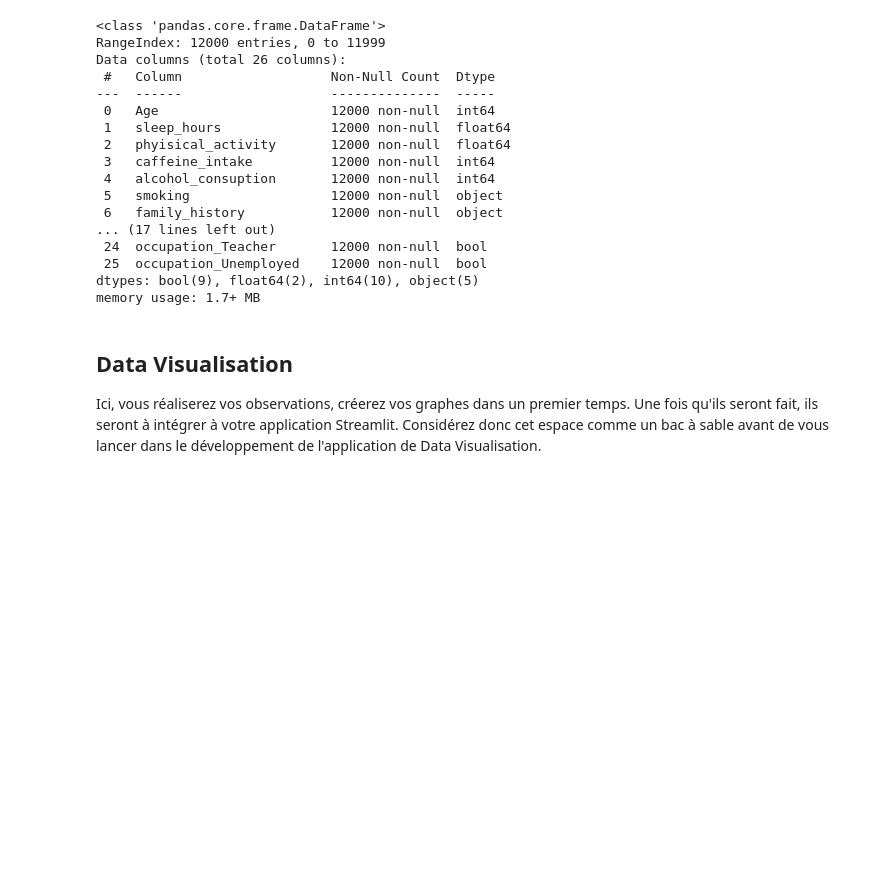
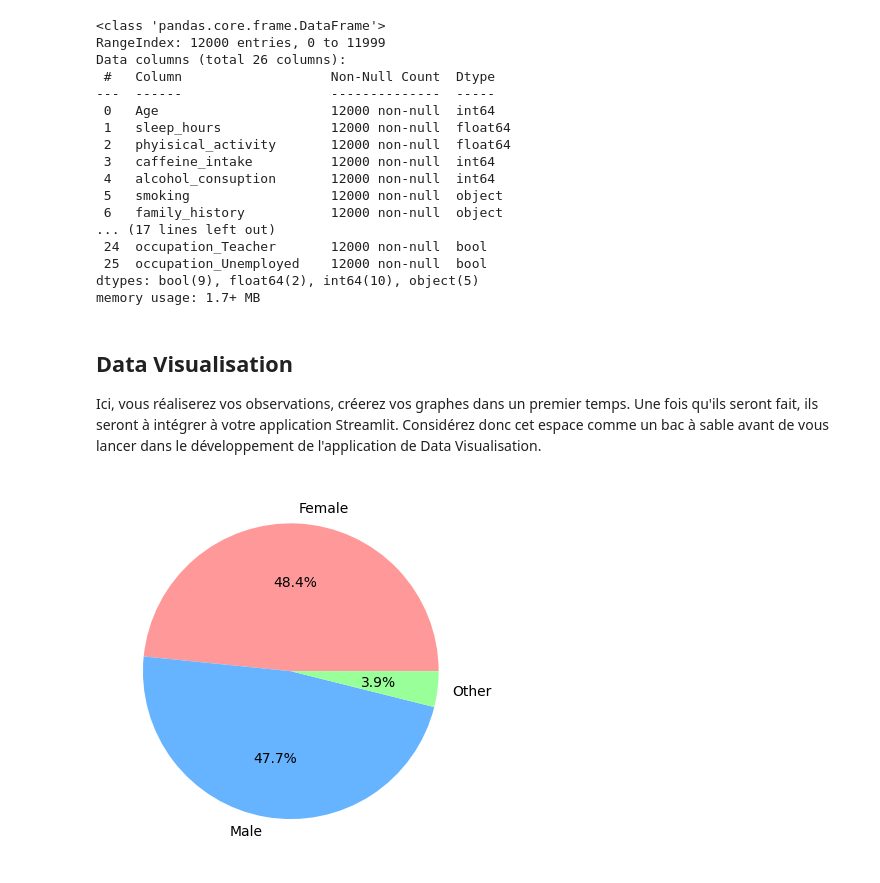
Before and after one commit to Raffiskender/pfr, a Jupyter notebook: first_steps.ipynb, the cells around one changed output. Cells and saved outputs as stored; diff of their text form; code cells hidden in the pictures; blank space fills up the shorter version.

Commit message:
premières visualisations

```diff
--- a/first_steps.ipynb
+++ b/first_steps.ipynb
@@ -127,0 +127,12 @@ Ici, vous réaliserez vos observations, créerez vos graphes dans un premier tem
+# %%
+# Ici, vous réaliserez la visualisation de votre jeu de données
+#1- proportion d'hommes et de femmes :
+gender_count = df[['gender_Female', 'gender_Male', 'gender_Other']].sum()
+plt.figure()
+# Labels et couleurs
+labels = ['Female', 'Male', 'Other']
+colors = ['#ff9999','#66b3ff','#99ff99']
+plt.pie(gender_count, labels=labels, colors=colors, autopct='%1.1f%%',)
+plt.show()
+# %% [output]
+[figure, added]
```
Also changed, not shown: parts of 14 cells of this notebook.
